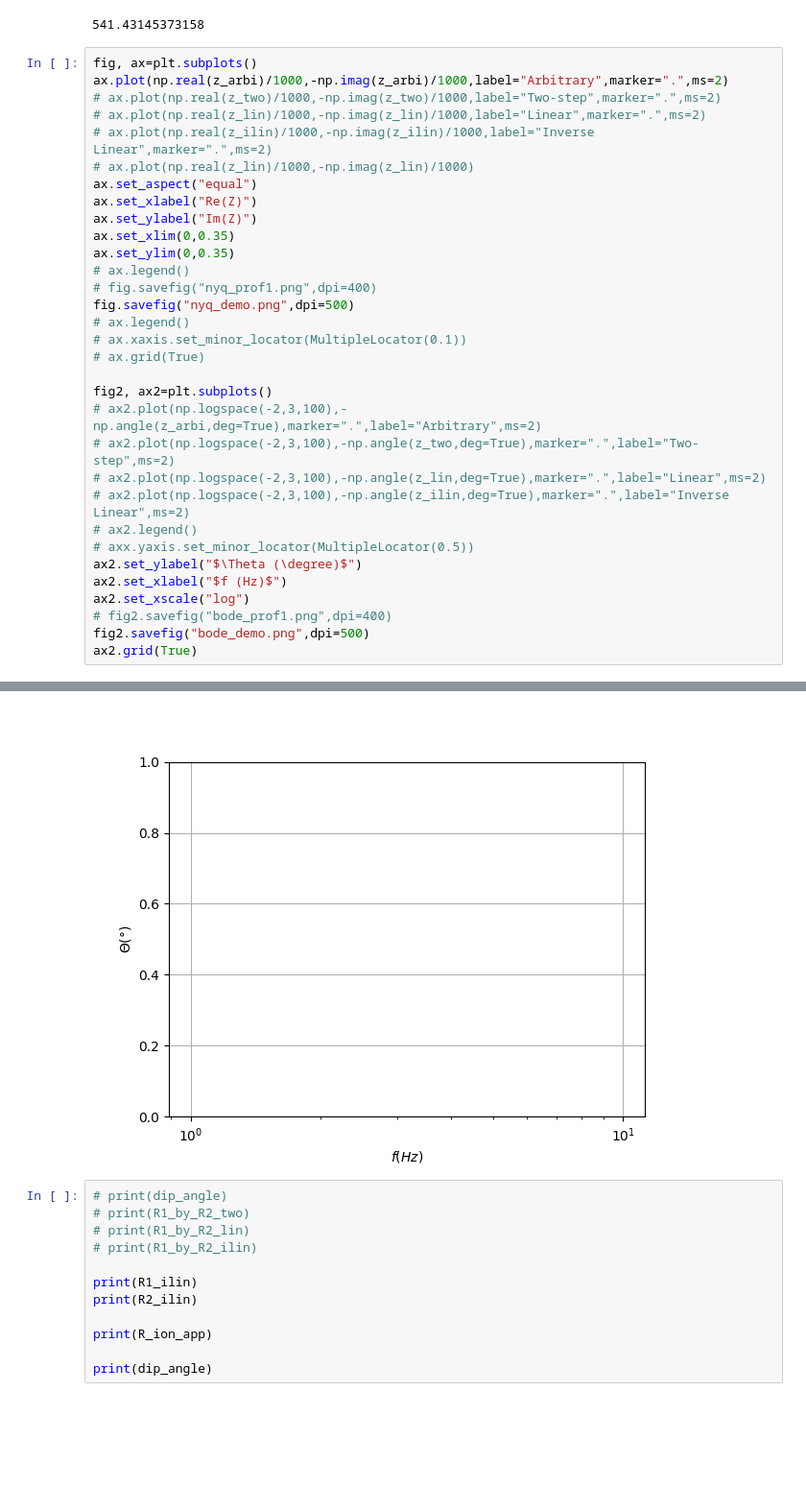
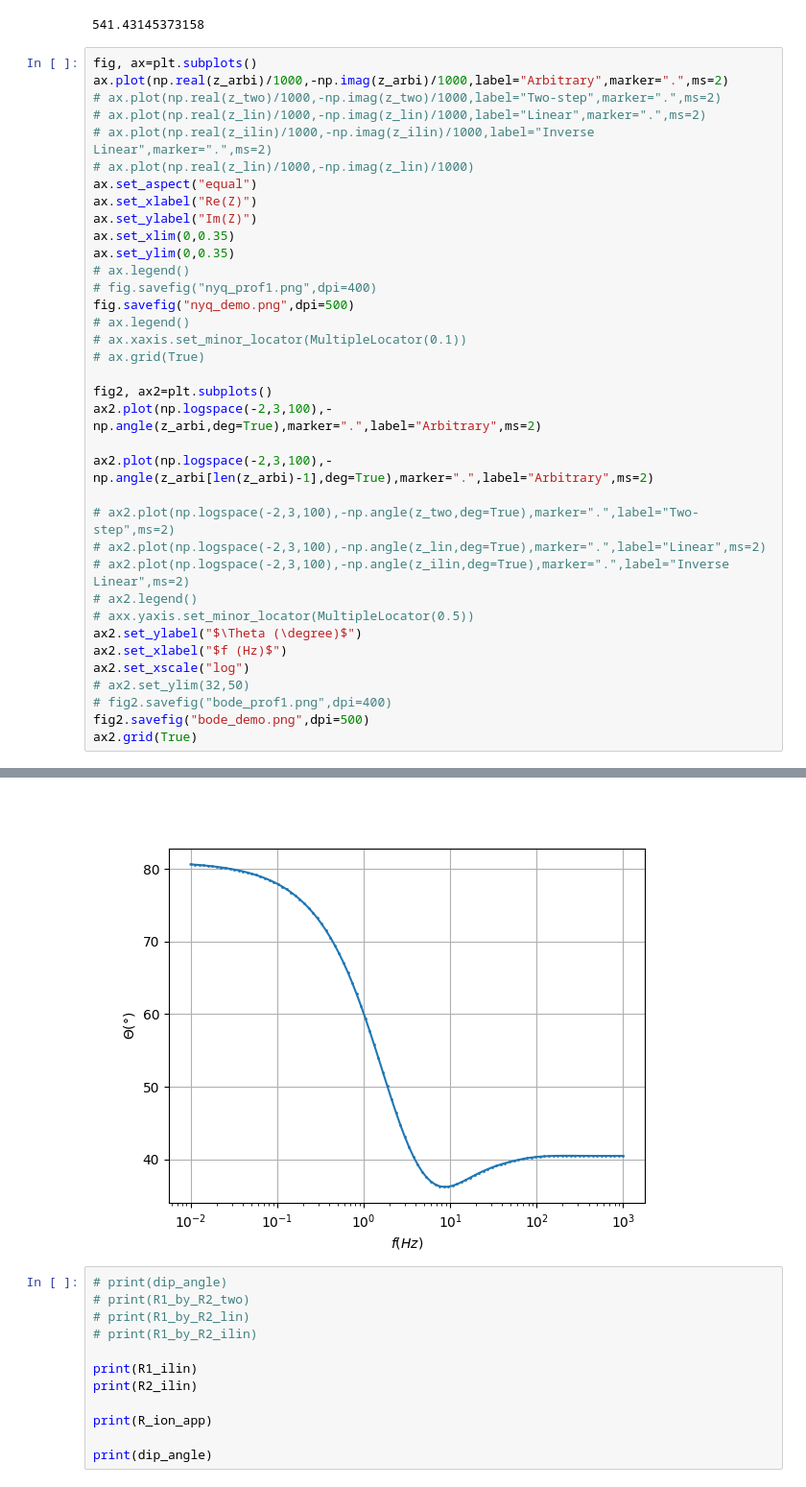
Before and after one commit to Yugal0/fitting-gen-arbitrary-eis, a Jupyter notebook: main_prof_1.ipynb, the cells around one changed output, grey strips where cells are left out. Shown at 96% size. Cells and saved outputs as stored; diff of their text form; blank space fills up the shorter version.

```diff
--- a/main_prof_1.ipynb
+++ b/main_prof_1.ipynb
@@ -251,35 +251,39 @@ ax.plot(np.real(z_arbi)/1000,-np.imag(z_arbi)/1000,label="Arbitrary",marker=".",
 # ax.plot(np.real(z_two)/1000,-np.imag(z_two)/1000,label="Two-step",marker=".",ms=2)
 # ax.plot(np.real(z_lin)/1000,-np.imag(z_lin)/1000,label="Linear",marker=".",ms=2)
 # ax.plot(np.real(z_ilin)/1000,-np.imag(z_ilin)/1000,label="Inverse Linear",marker=".",ms=2)
 # ax.plot(np.real(z_lin)/1000,-np.imag(z_lin)/1000)
 ax.set_aspect("equal")
 ax.set_xlabel("Re(Z)")
 ax.set_ylabel("Im(Z)")
 ax.set_xlim(0,0.35)
 ax.set_ylim(0,0.35)
 # ax.legend()
 # fig.savefig("nyq_prof1.png",dpi=400)
 fig.savefig("nyq_demo.png",dpi=500)
 # ax.legend()
 # ax.xaxis.set_minor_locator(MultipleLocator(0.1))
 # ax.grid(True)
 
 fig2, ax2=plt.subplots()
-# ax2.plot(np.logspace(-2,3,100),-np.angle(z_arbi,deg=True),marker=".",label="Arbitrary",ms=2)
+ax2.plot(np.logspace(-2,3,100),-np.angle(z_arbi,deg=True),marker=".",label="Arbitrary",ms=2)
+
+ax2.plot(np.logspace(-2,3,100),-np.angle(z_arbi[len(z_arbi)-1],deg=True),marker=".",label="Arbitrary",ms=2)
+
 # ax2.plot(np.logspace(-2,3,100),-np.angle(z_two,deg=True),marker=".",label="Two-step",ms=2)
 # ax2.plot(np.logspace(-2,3,100),-np.angle(z_lin,deg=True),marker=".",label="Linear",ms=2)
 # ax2.plot(np.logspace(-2,3,100),-np.angle(z_ilin,deg=True),marker=".",label="Inverse Linear",ms=2)
 # ax2.legend()
 # axx.yaxis.set_minor_locator(MultipleLocator(0.5))
 ax2.set_ylabel("$\Theta (\degree)$")
 ax2.set_xlabel("$f (Hz)$")
 ax2.set_xscale("log")
+# ax2.set_ylim(32,50)
 # fig2.savefig("bode_prof1.png",dpi=400)
 fig2.savefig("bode_demo.png",dpi=500)
 ax2.grid(True)
 # %% [output]
 [figure]
-[figure, old version]
+[figure, new version]
 # %%
 # print(dip_angle)
 # print(R1_by_R2_two)
```
Also changed, not shown: 1 other file.
